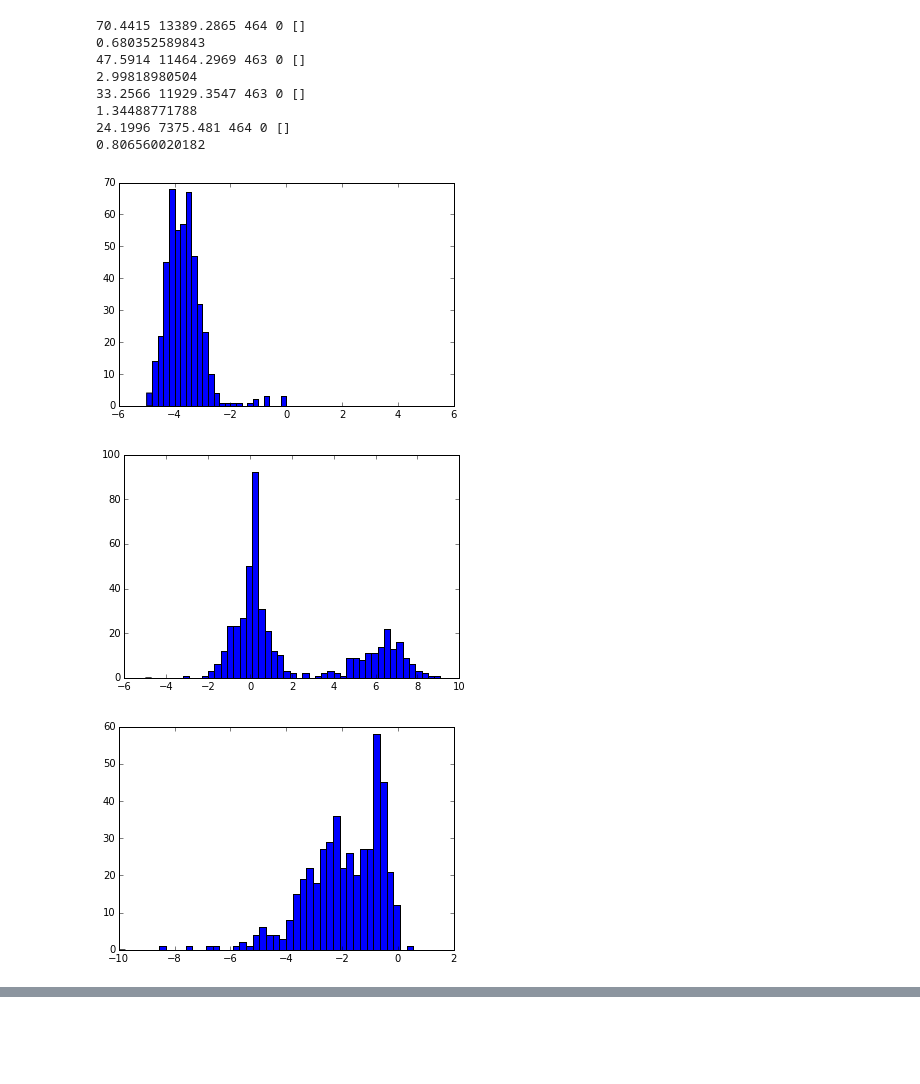
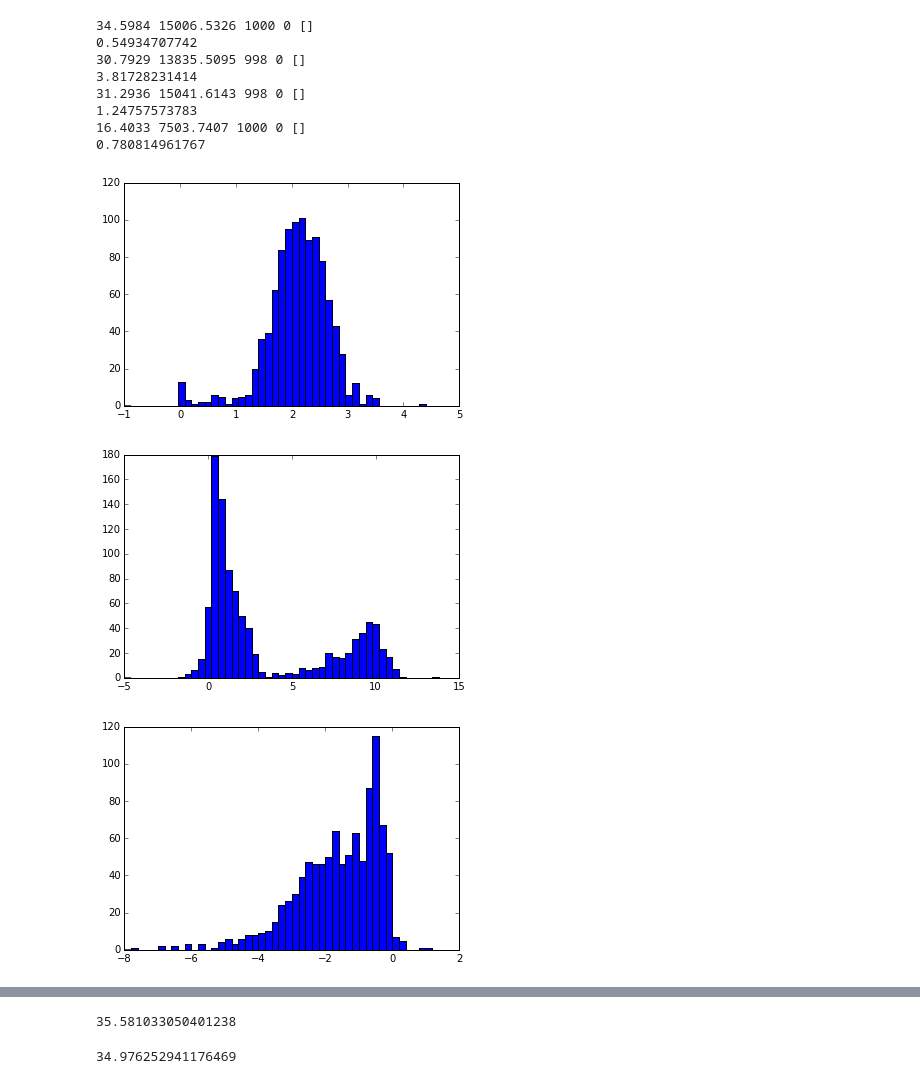
Before and after one commit to mattbellis/Siena_College_Ronnie_Rera, a Jupyter notebook: IPython Notebooks/log_file_summary.ipynb, the cells around one changed output, grey strips where cells are left out. Cells and saved outputs as stored; diff of their text form; code cells hidden in the pictures; blank space fills up the shorter version.

```diff
--- a/IPython Notebooks/log_file_summary.ipynb
+++ b/IPython Notebooks/log_file_summary.ipynb
@@ -52,34 +52,34 @@ print len(num_surf)
 # %%
 def hist_params(param,uncer,bin_num,range):
     column1 = param[uncer==uncer]
     column2 = uncer[uncer==uncer]
     number = column1/column2
     #print number
     print min(column2),max(column2),len(column2),len(column2[column2!=column2]),column2[column2!=column2]
     h = plt.hist(number,bins=bin_num,range=range)
     print np.std(number[(number>range[0])*(number<range[1])])
 
 
 plt.figure()
-hist_params(num_surf-surface0,num_surf_uncer,50,(-5,5))
+hist_params(num_surf-surface0,num_surf_uncer,50,(-1,5))
 
 plt.figure()
-hist_params(num_comp-compton0,num_comp_uncer,50,(-5,10))
+hist_params(num_comp-compton0,num_comp_uncer,50,(-5,15))
 
 plt.figure()
-hist_params(num_neutrons-neutron0,num_neutrons_uncer,50,(-10,2))
+hist_params(num_neutrons-neutron0,num_neutrons_uncer,50,(-8,2))
 
 plt.figure()
 hist_params(ls_ncalc2,ls_ncalc2_uncer,50,(12,20))
 # %% [output]
-70.4415 13389.2865 464 0 []
-0.680352589843
-47.5914 11464.2969 463 0 []
-2.99818980504
-33.2566 11929.3547 463 0 []
-1.34488771788
-24.1996 7375.481 464 0 []
-0.806560020182
+34.5984 15006.5326 1000 0 []
+0.54934707742
+30.7929 13835.5095 998 0 []
+3.81728231414
+31.2936 15041.6143 998 0 []
+1.24757573783
+16.4033 7503.7407 1000 0 []
+0.780814961767
-[figure, old version]
+[figure, new version]
-[figure, old version]
+[figure, new version]
-[figure, old version]
+[figure, new version]
@@ -86,0 +87,8 @@ hist_params(ls_ncalc2,ls_ncalc2_uncer,50,(12,20))
+# %%
+np.std(ls_ncalc2)
+# %% [output]
+35.581033050401238
+# %%
+np.mean(ls_ncalc2_uncer[ls_ncalc2_uncer<50])
+# %% [output]
+34.976252941176469
```
Also changed, not shown: parts of 5 cells of this notebook.
